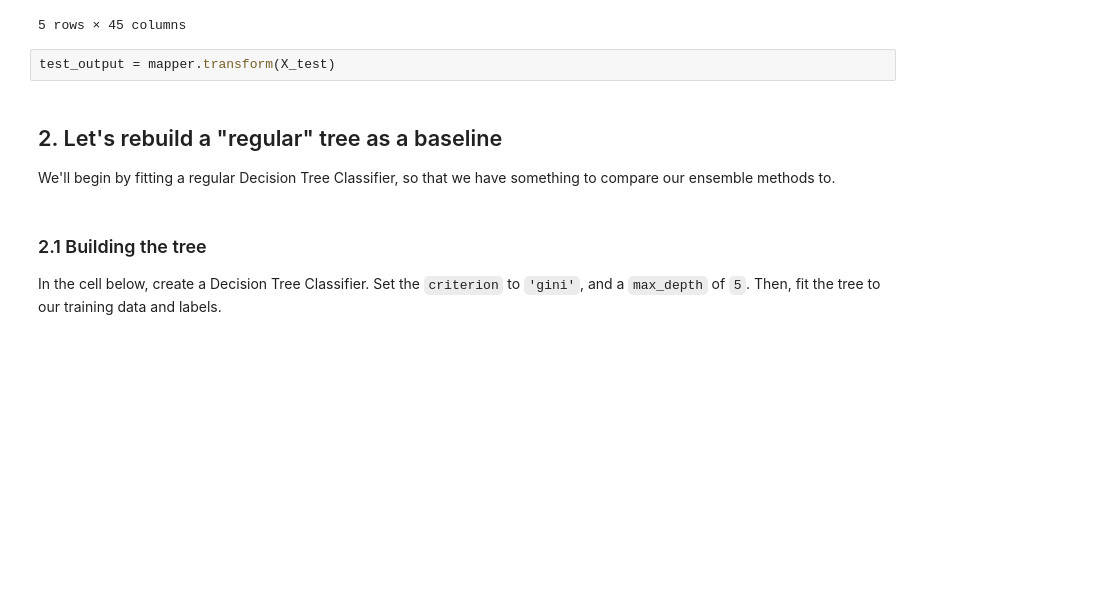
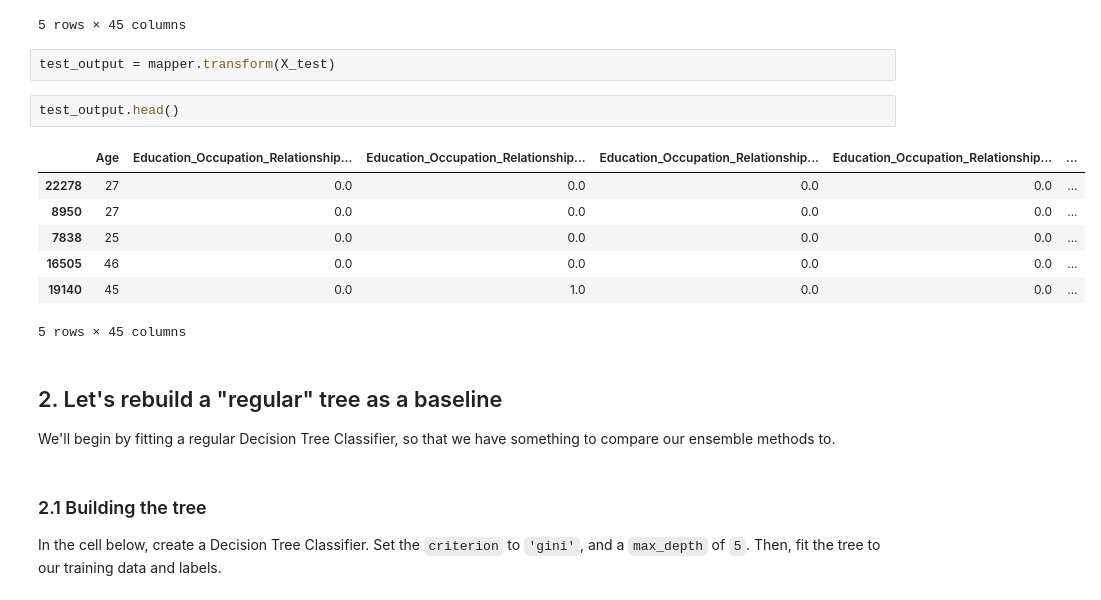
Before and after one commit to AlludedCrabb/dsc-3-32-04-tree-ensembles-and-random-forests-lab-seattle-ds-career-040119, a Jupyter notebook: index.ipynb, the cells around one changed output. Cells and saved outputs as stored; diff of their text form; blank space fills up the shorter version.

```diff
--- a/index.ipynb
+++ b/index.ipynb
@@ -123,6 +123,16 @@ train_output.head()
 5 rows × 45 columns
 # %%
 test_output = mapper.transform(X_test)
+# %%
+test_output.head()
+# %% [output]
+|  | Age | Education_Occupation_Relationship... | Education_Occupation_Relationship... | Education_Occupation_Relationship... | Education_Occupation_Relationship... | ... |
+| 22278 | 27 | 0.0 | 0.0 | 0.0 | 0.0 | ... |
+| 8950 | 27 | 0.0 | 0.0 | 0.0 | 0.0 | ... |
+| 7838 | 25 | 0.0 | 0.0 | 0.0 | 0.0 | ... |
+| 16505 | 46 | 0.0 | 0.0 | 0.0 | 0.0 | ... |
+| 19140 | 45 | 0.0 | 1.0 | 0.0 | 0.0 | ... |
+5 rows × 45 columns
 # %% [markdown]
 ## 2. Let's rebuild a "regular" tree as a baseline
 
```
